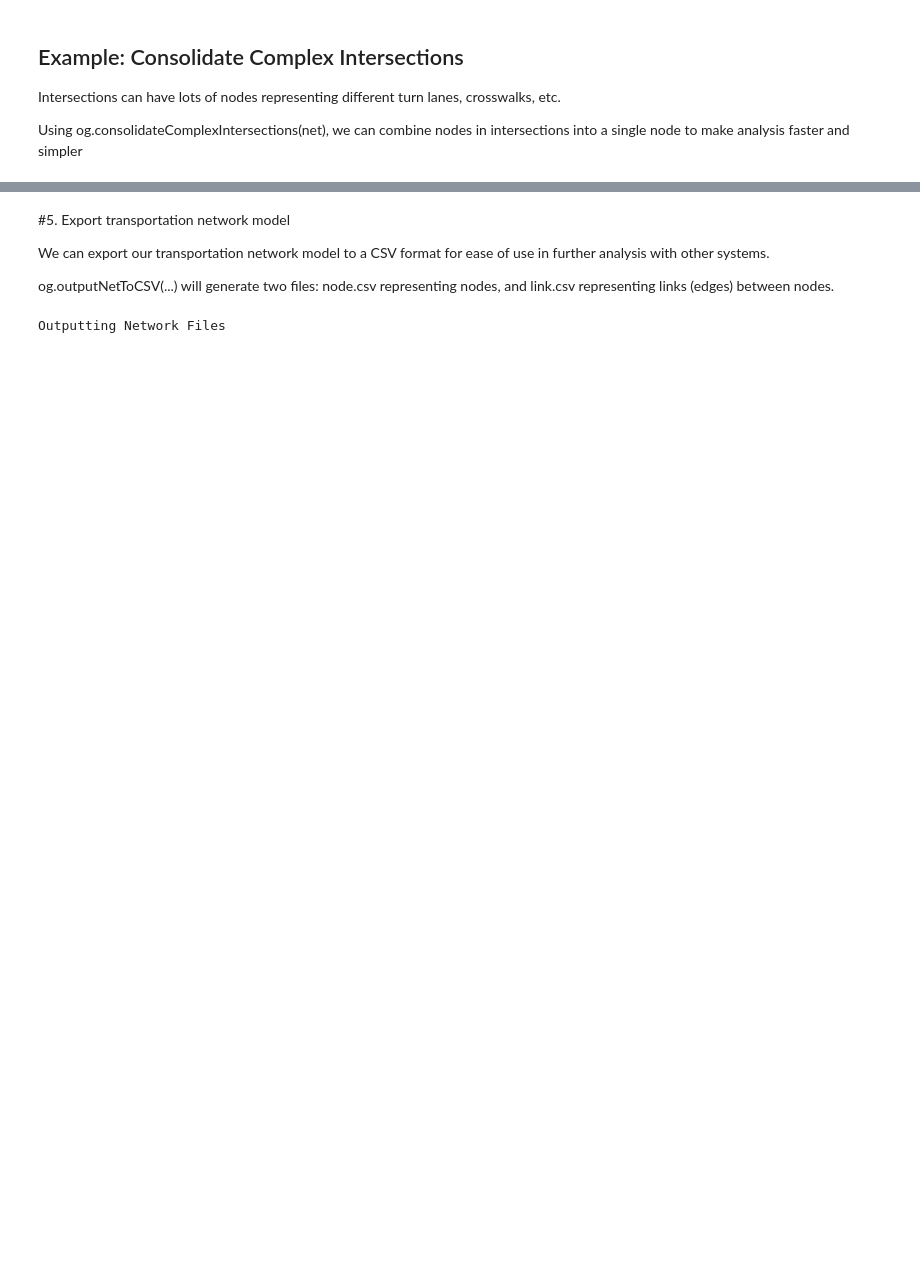
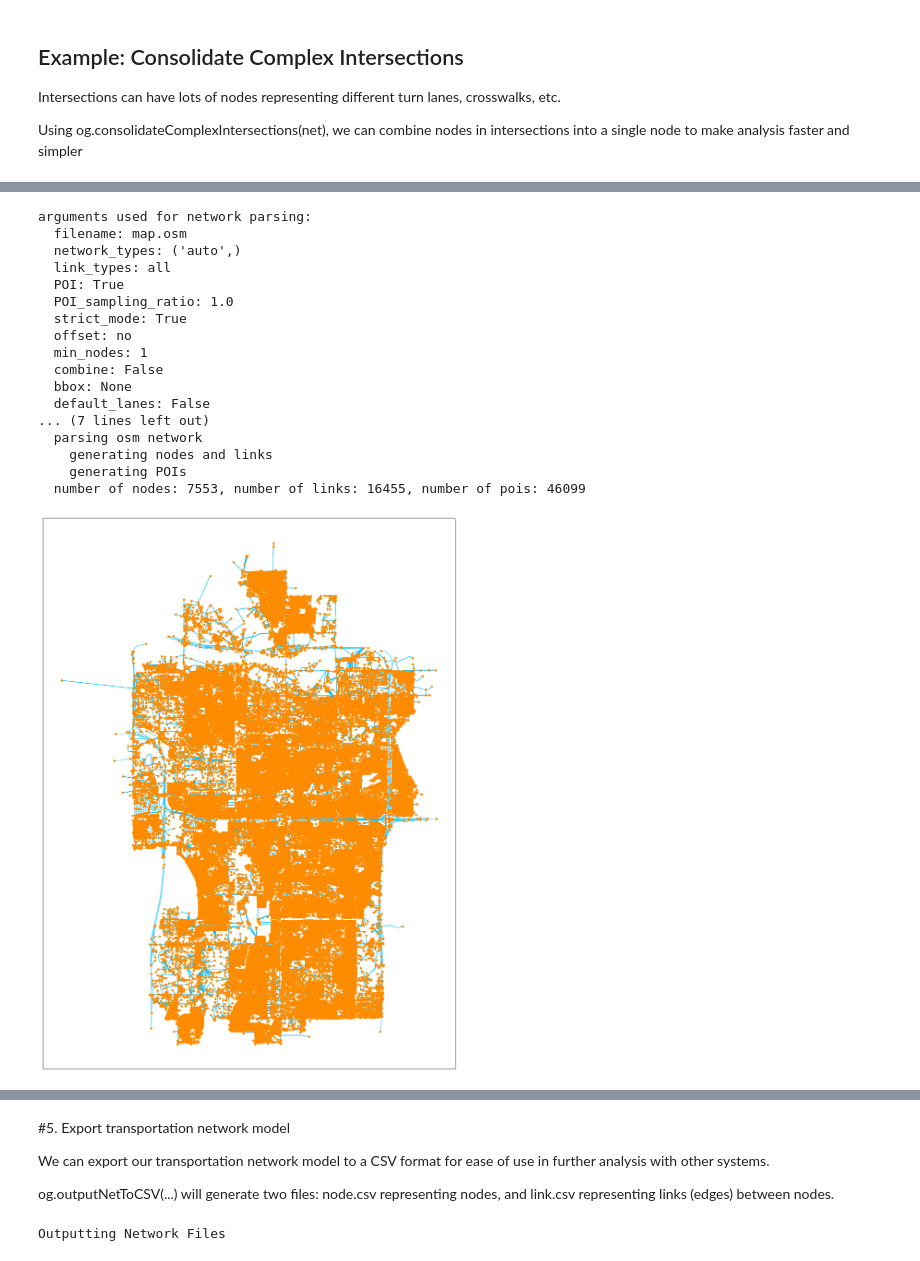
Before and after one commit to jiawlu/OSM2GMNS, a Jupyter notebook: osm2gmns_quickstart.ipynb, the cells around one changed output, grey strips where cells are left out. Cells and saved outputs as stored; diff of their text form; code cells hidden in the pictures; blank space fills up the shorter version.

```diff
--- a/osm2gmns_quickstart.ipynb
+++ b/osm2gmns_quickstart.ipynb
@@ -103,0 +94,23 @@ Consolidating Complex Intersections
+# %%
+net = og.getNetFromFile('map.osm', POI=True)
+og.connectPOIWithNet(net)
+og.show(net)
+# %% [output]
+arguments used for network parsing:
+  filename: map.osm
+  network_types: ('auto',)
+  link_types: all
+  POI: True
+  POI_sampling_ratio: 1.0
+  strict_mode: True
+  offset: no
+  min_nodes: 1
+  combine: False
+  bbox: None
+  default_lanes: False
+... (7 lines left out)
+  parsing osm network
+    generating nodes and links
+    generating POIs
+  number of nodes: 7553, number of links: 16455, number of pois: 46099
+[figure, added]
```
Also changed, not shown: parts of 16 cells of this notebook.
